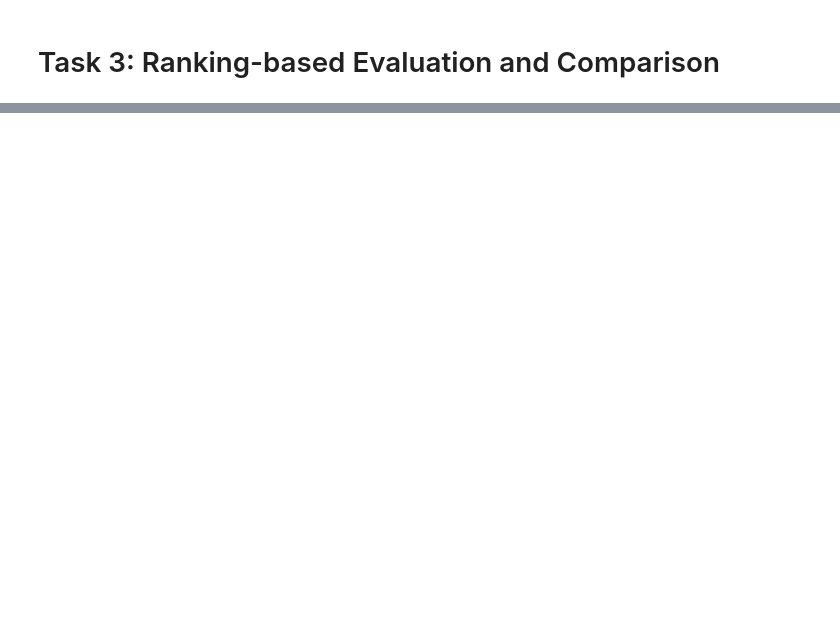
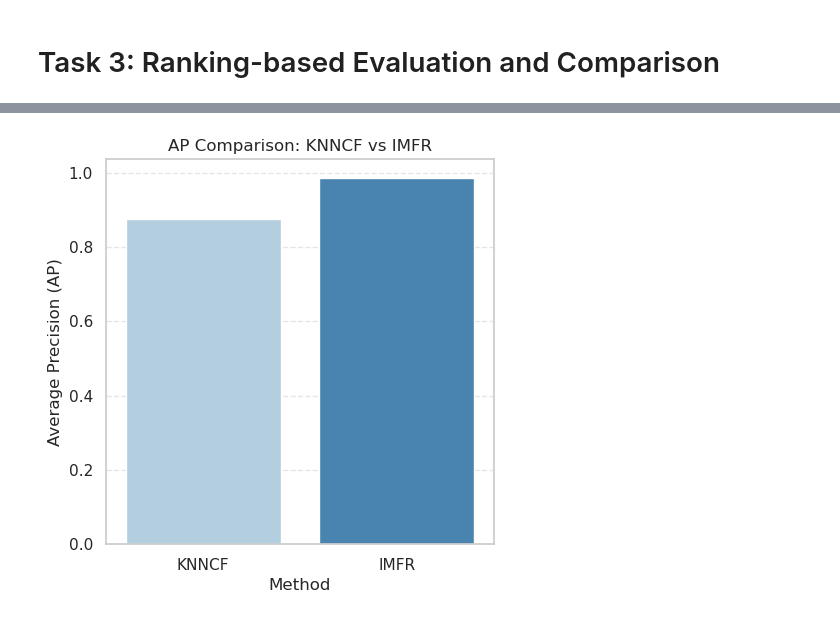
Before and after one commit to LordStarkie/Data-Science-A3, a Jupyter notebook: A3code-s9032159.ipynb, the cells around one changed output, grey strips where cells are left out. Saved outputs shown, nothing was run; the diff lists cells and outputs as text; code cells hidden in the pictures; blank space fills up the shorter version.

```diff
--- a/A3code-s9032159.ipynb
+++ b/A3code-s9032159.ipynb
@@ -195,0 +435,27 @@ Lowest RMSE: 0.8826
+# %%
+# store evaluation results
+results = []
+
+for user_id in random_users:
+    # KNNCF
+    knncf_predicted_scores = get_knncf_recommendations(user_id, ratings_matrix)
+    true_ratings_knn = ratings_matrix.loc[user_id].values
+
+    # calculate AP and NDCG
+    knn_ap = calculate_ap(true_ratings_knn, knncf_predicted_scores, 20)
+    knn_ndcg = calculate_ndcg(true_ratings_knn, knncf_predicted_scores, 20)
+    results.append({'UserID': user_id, 'Method': 'KNNCF', 'AP': knn_ap, 'NDCG': knn_ndcg})
+
+    # IMFR (SVD k=100)
+    imfr_predicted_scores = get_imfr_recommendations(user_id, ratings_matrix)
+    true_ratings_imfr = ratings_matrix.loc[user_id].values
+
+    # calculate AP and NDCG
+    imfr_ap = calculate_ap(true_ratings_imfr, imfr_predicted_scores, 20)
+    imfr_ndcg = calculate_ndcg(true_ratings_imfr, imfr_predicted_scores, 20)
+    results.append({'UserID': user_id, 'Method': 'IMFR', 'AP': imfr_ap, 'NDCG': imfr_ndcg})
+
+# convert results to DataFrame
+results_df = pd.DataFrame(results)
+print("\nEvaluation Results:")
+print(results_df)
@@ -195,0 +480,11 @@ Lowest RMSE: 0.8826
+# %%
+# barplot AP
+plt.figure(figsize=(5, 5))
+sns.barplot(data=results_df, x='Method', y='AP', errorbar=None, estimator=np.mean, palette='Blues', hue = "Method")
+plt.title("AP Comparison: KNNCF vs IMFR")
+plt.xlabel("Method")
+plt.ylabel("Average Precision (AP)")
+plt.grid(axis="y", linestyle="--", alpha=0.5)
+plt.show()
+# %% [output]
+[figure, added]
```
Also changed, not shown: parts of 24 cells of this notebook.
